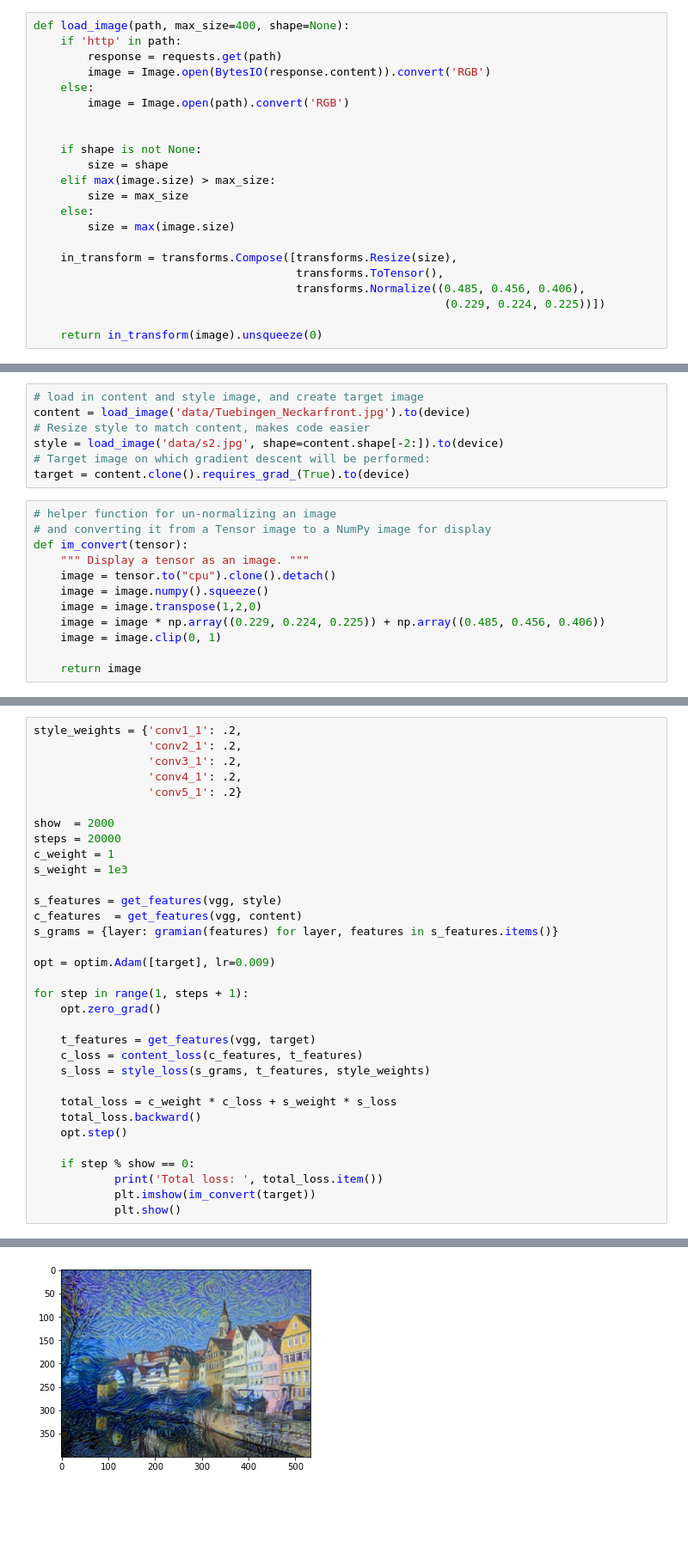
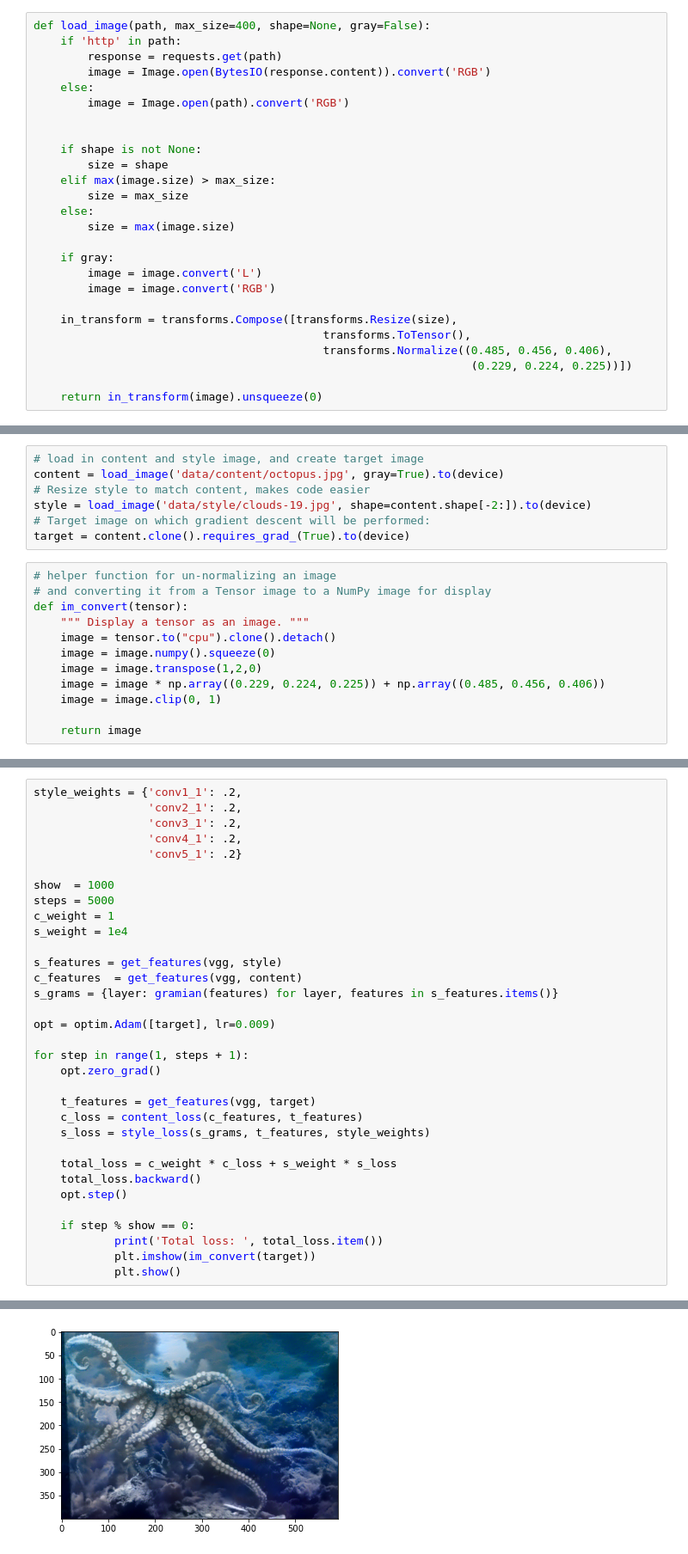
Before and after one commit to wcneill/jn-neural-networks, a Jupyter notebook: udacity_pytorch/pytorch11_style_transfer.ipynb, the cells around one changed output, grey strips where cells are left out. Shown at 86% size. Saved outputs shown, nothing was run; the diff lists cells and outputs as text; blank space fills up the shorter version.

```diff
--- a/udacity_pytorch/pytorch11_style_transfer.ipynb
+++ b/udacity_pytorch/pytorch11_style_transfer.ipynb
@@ -82,7 +82,7 @@ Sequential(
   (36): MaxPool2d(kernel_size=2, stride=2, padding=0, dilation=1, ceil_mode=False)
 )
 # %%
-def load_image(path, max_size=400, shape=None):
+def load_image(path, max_size=400, shape=None, gray=False):
     if 'http' in path:
         response = requests.get(path)
         image = Image.open(BytesIO(response.content)).convert('RGB')
@@ -97,10 +97,14 @@ def load_image(path, max_size=400, shape=None):
     else:
         size = max(image.size)
 
+    if gray:
+        image = image.convert('L')
+        image = image.convert('RGB')
+
     in_transform = transforms.Compose([transforms.Resize(size),
-                                       transforms.ToTensor(),
-                                       transforms.Normalize((0.485, 0.456, 0.406),
-                                                             (0.229, 0.224, 0.225))])
+                                           transforms.ToTensor(),
+                                           transforms.Normalize((0.485, 0.456, 0.406),
+                                                                 (0.229, 0.224, 0.225))])
 
     return in_transform(image).unsqueeze(0)
 # %%
@@ -126,9 +130,9 @@ def get_features(model, image):
     return features
 # %%
 # load in content and style image, and create target image
-content = load_image('data/Tuebingen_Neckarfront.jpg').to(device)
+content = load_image('data/content/octopus.jpg', gray=True).to(device)
 # Resize style to match content, makes code easier
-style = load_image('data/s2.jpg', shape=content.shape[-2:]).to(device)
+style = load_image('data/style/clouds-19.jpg', shape=content.shape[-2:]).to(device)
 # Target image on which gradient descent will be performed:
 target = content.clone().requires_grad_(True).to(device)
 # %%
@@ -137,7 +141,7 @@ target = content.clone().requires_grad_(True).to(device)
 def im_convert(tensor):
     """ Display a tensor as an image. """
     image = tensor.to("cpu").clone().detach()
-    image = image.numpy().squeeze()
+    image = image.numpy().squeeze(0)
     image = image.transpose(1,2,0)
     image = image * np.array((0.229, 0.224, 0.225)) + np.array((0.485, 0.456, 0.406))
     image = image.clip(0, 1)
@@ -188,10 +192,10 @@ style_weights = {'conv1_1': .2,
                  'conv4_1': .2,
                  'conv5_1': .2}
 
-show  = 2000
-steps = 20000
+show  = 1000
+steps = 5000
 c_weight = 1
-s_weight = 1e3
+s_weight = 1e4
 
 s_features = get_features(vgg, style)
 c_features  = get_features(vgg, content)
@@ -219 +223 @@ Total loss:  89.27459716796875
-[figure, old version]
+[figure, new version]
```
Also changed, not shown: parts of 5 cells of this notebook.
